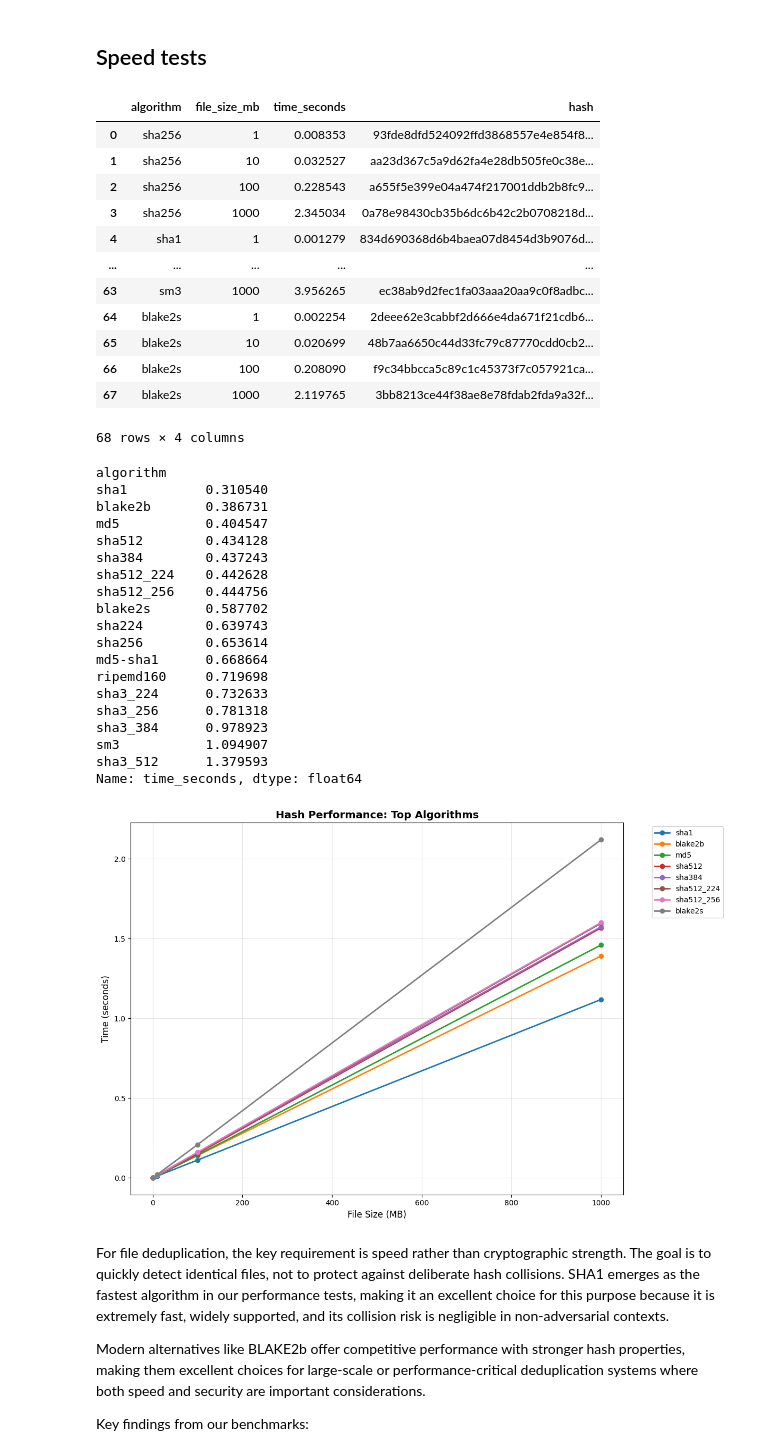
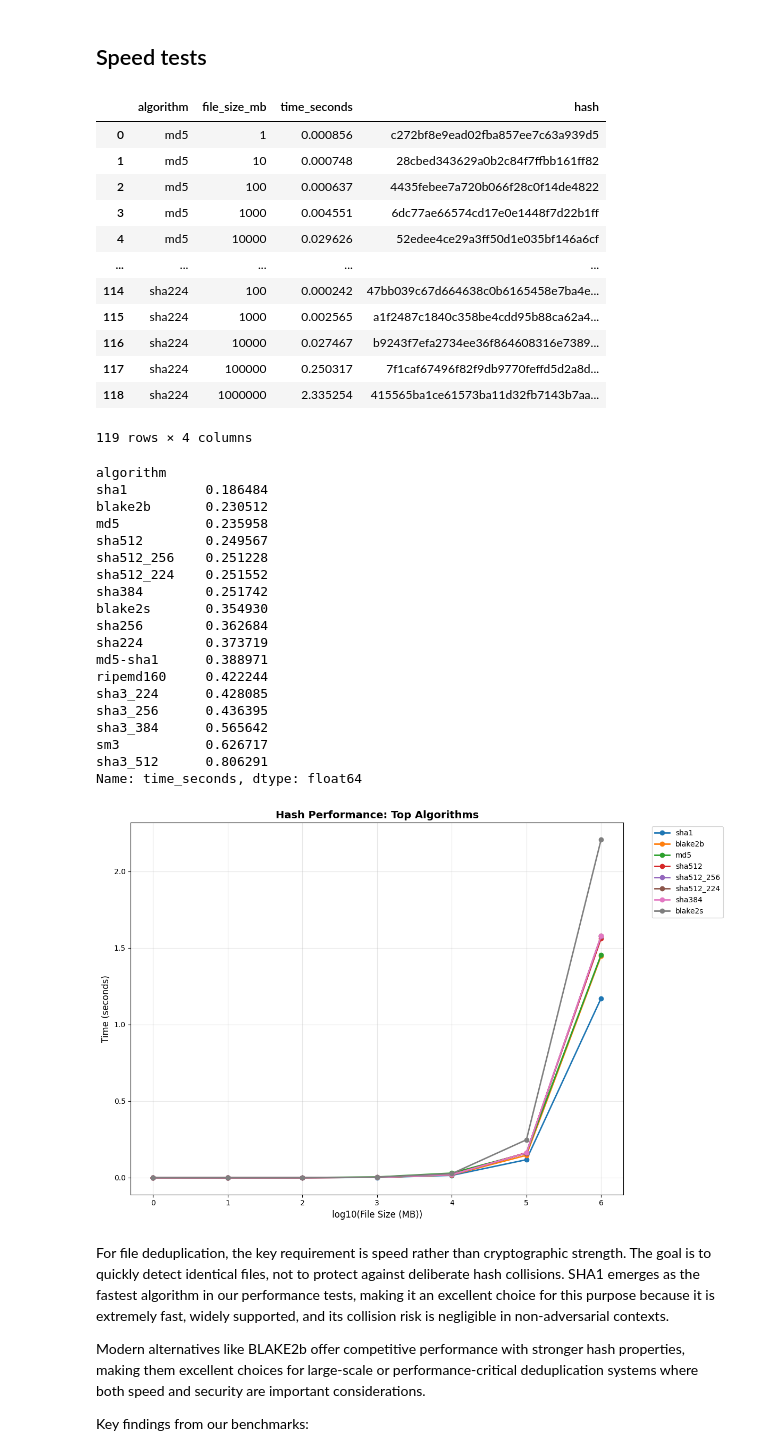
Before and after one commit to marcdumon/NeatFS, a Jupyter notebook: notebooks/03_hashing.ipynb, the cells around one changed output. Drawn from its saved outputs; the diff is of its cells as text; code cells hidden in the pictures.

Commit message:
fix: hash smaller files

```diff
--- a/notebooks/03_hashing.ipynb
+++ b/notebooks/03_hashing.ipynb
@@ -69,13 +73,13 @@ for algo in hashlib.algorithms_available:
     # Skip shake algorithms (they require a length parameter)
     if algo.startswith('shake'):
         continue
-    for f in [1, 10, 100, 1000]:
+    for f in [1, 10, 100, 1_000, 10_000, 100_000, 1_000_000]:
         try:
-            filepath = f'../data/temp/{f}mb.txt'
+            filepath = f'../data/temp/{f}kb.txt'
 
             # Time the hashing here
             start_time = time.time()
-            hash_value = calculate_file_hash(algo, filepath, 256 * 1024)
+            hash_value = calculate_file_hash(algo, filepath, 10 * 1024 * 1024)
             end_time = time.time()
 
             time_taken = end_time - start_time
@@ -97,59 +101,64 @@ df_results = pd.DataFrame(results)
 df_results
 # %% [output]
 |  | algorithm | file_size_mb | time_seconds | hash |
-| 0 | sha256 | 1 | 0.008353 | 93fde8dfd524092ffd3868557e4e854f8... |
-| 1 | sha256 | 10 | 0.032527 | aa23d367c5a9d62fa4e28db505fe0c38e... |
-| 2 | sha256 | 100 | 0.228543 | a655f5e399e04a474f217001ddb2b8fc9... |
-| 3 | sha256 | 1000 | 2.345034 | 0a78e98430cb35b6dc6b42c2b0708218d... |
-| 4 | sha1 | 1 | 0.001279 | 834d690368d6b4baea07d8454d3b9076d... |
+| 0 | md5 | 1 | 0.000856 | c272bf8e9ead02fba857ee7c63a939d5 |
+| 1 | md5 | 10 | 0.000748 | 28cbed343629a0b2c84f7ffbb161ff82 |
+| 2 | md5 | 100 | 0.000637 | 4435febee7a720b066f28c0f14de4822 |
+| 3 | md5 | 1000 | 0.004551 | 6dc77ae66574cd17e0e1448f7d22b1ff |
+| 4 | md5 | 10000 | 0.029626 | 52edee4ce29a3ff50d1e035bf146a6cf |
 | ... | ... | ... | ... | ... |
-| 63 | sm3 | 1000 | 3.956265 | ec38ab9d2fec1fa03aaa20aa9c0f8adbc... |
-| 64 | blake2s | 1 | 0.002254 | 2deee62e3cabbf2d666e4da671f21cdb6... |
-| 65 | blake2s | 10 | 0.020699 | 48b7aa6650c44d33fc79c87770cdd0cb2... |
-| 66 | blake2s | 100 | 0.208090 | f9c34bbcca5c89c1c45373f7c057921ca... |
-| 67 | blake2s | 1000 | 2.119765 | 3bb8213ce44f38ae8e78fdab2fda9a32f... |
+| 114 | sha224 | 100 | 0.000242 | 47bb039c67d664638c0b6165458e7ba4e... |
+| 115 | sha224 | 1000 | 0.002565 | a1f2487c1840c358be4cdd95b88ca62a4... |
+| 116 | sha224 | 10000 | 0.027467 | b9243f7efa2734ee36f864608316e7389... |
+| 117 | sha224 | 100000 | 0.250317 | 7f1caf67496f82f9db9770feffd5d2a8d... |
+| 118 | sha224 | 1000000 | 2.335254 | 415565ba1ce61573ba11d32fb7143b7aa... |
-68 rows × 4 columns
+119 rows × 4 columns
 # %%
 avg_times = df_results.groupby('algorithm')['time_seconds'].mean().sort_values()
 avg_times
 # %% [output]
 algorithm
-sha1          0.310540
-blake2b       0.386731
-md5           0.404547
-sha512        0.434128
-sha384        0.437243
-sha512_224    0.442628
-sha512_256    0.444756
-blake2s       0.587702
-sha224        0.639743
-sha256        0.653614
-md5-sha1      0.668664
-ripemd160     0.719698
-sha3_224      0.732633
-sha3_256      0.781318
-sha3_384      0.978923
-sm3           1.094907
-sha3_512      1.379593
+sha1          0.186484
+blake2b       0.230512
+md5           0.235958
+sha512        0.249567
+sha512_256    0.251228
+sha512_224    0.251552
+sha384        0.251742
+blake2s       0.354930
+sha256        0.362684
+sha224        0.373719
+md5-sha1      0.388971
+ripemd160     0.422244
+sha3_224      0.428085
+sha3_256      0.436395
+sha3_384      0.565642
+sm3           0.626717
+sha3_512      0.806291
 Name: time_seconds, dtype: float64
 # %%
 top_algorithms = avg_times.head(8).index
 
 plt.figure(figsize=(12, 8))
 for algo in top_algorithms:
     algo_data = df_results[df_results['algorithm'] == algo]
-    plt.plot(algo_data['file_size_mb'], algo_data['time_seconds'],
-             marker='o', linewidth=2, label=algo)
+    plt.plot(
+        np.log10(algo_data['file_size_mb']),
+        algo_data['time_seconds'],
+        marker='o',
+        linewidth=2,
+        label=algo,
+    )
 
-plt.xlabel('File Size (MB)', fontsize=12)
+plt.xlabel('log10(File Size (MB))', fontsize=12)
 plt.ylabel('Time (seconds)', fontsize=12)
 plt.title('Hash Performance: Top Algorithms', fontsize=14, fontweight='bold')
 plt.legend(bbox_to_anchor=(1.05, 1), loc='upper left')
 plt.grid(True, alpha=0.3)
 plt.tight_layout()
 plt.show()
 # %% [output]
-[figure, old version]
+[figure, new version]
 # %% [markdown]
 For file deduplication, the key requirement is speed rather than cryptographic strength. The goal is to quickly detect identical files, not to protect against deliberate hash collisions. SHA1 emerges as the fastest algorithm in our performance tests, making it an excellent choice for this purpose because it is extremely fast, widely supported, and its collision risk is negligible in non-adversarial contexts.
 
```
Also changed, not shown: parts of 2 cells of this notebook.
